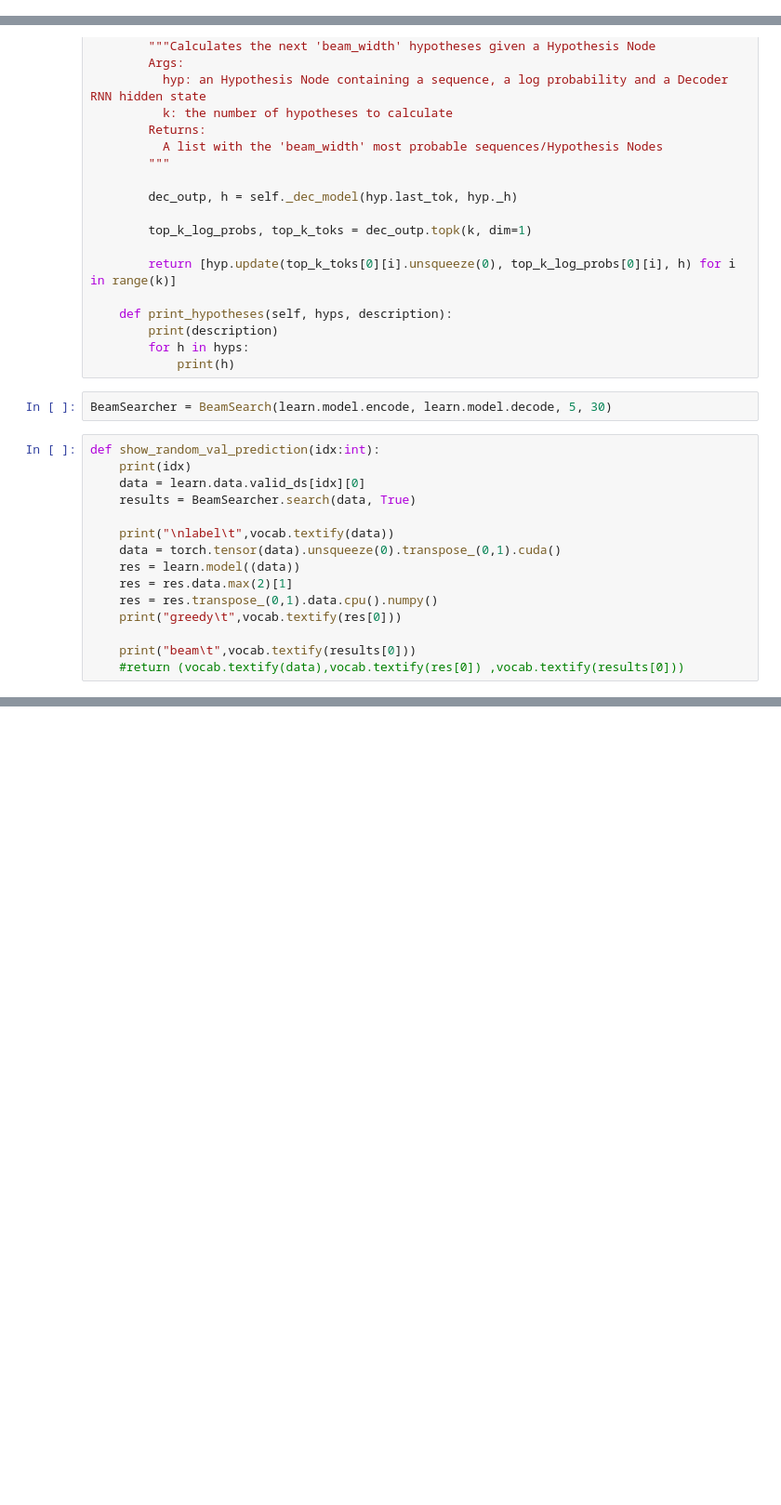
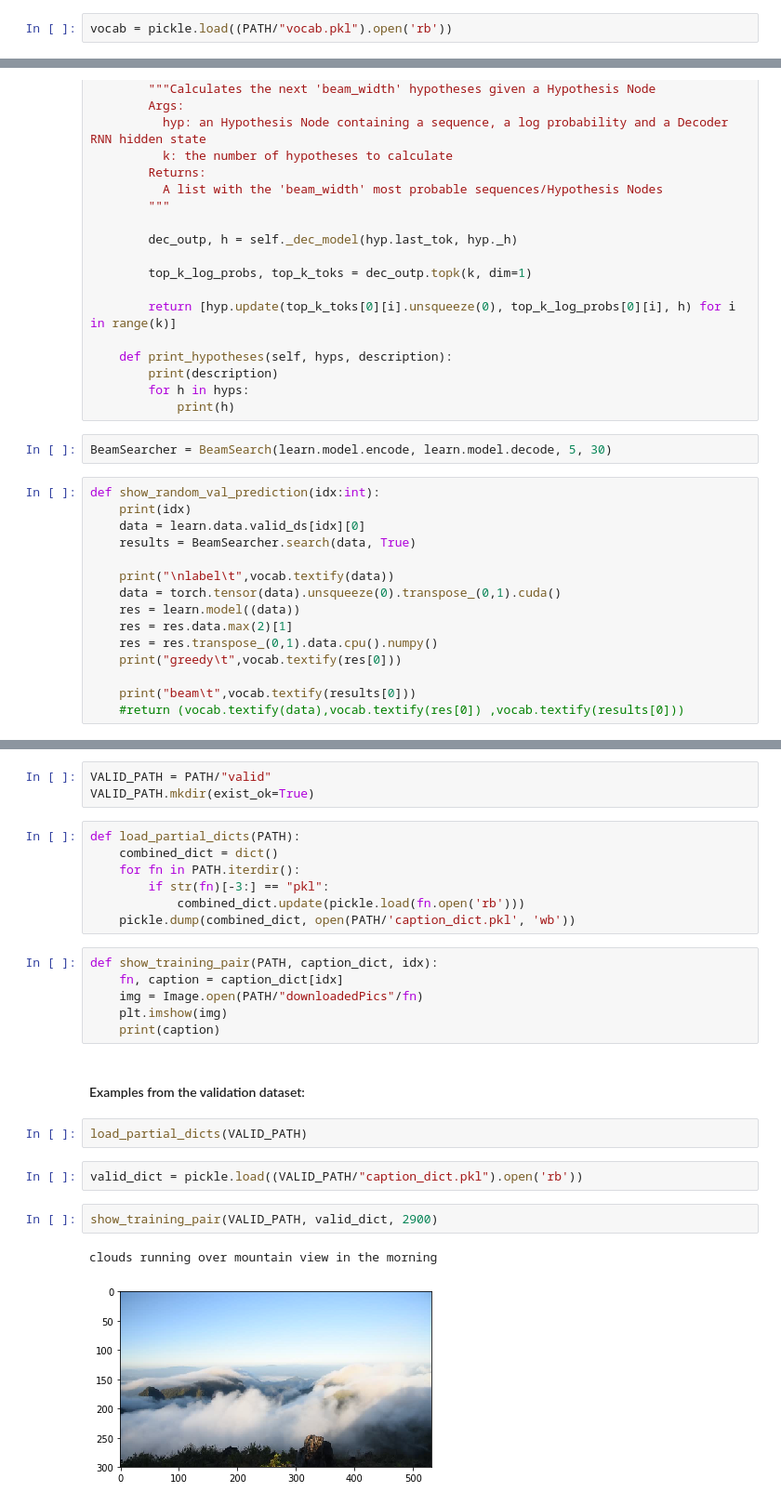
Before and after one commit to fg91/Neural-Image-Caption-Generation-Tutorial, a Jupyter notebook: Image caption generator.ipynb, the cells around one changed output, grey strips where cells are left out. Shown at 93% size. Cells and saved outputs as stored; diff of their text form; blank space fills up the shorter version.

```diff
--- a/Image caption generator.ipynb
+++ b/Image caption generator.ipynb
@@ -95,3 +98,5 @@ vocab = Vocab.create(tokens_captions_train, max_vocab=50000, min_freq=2)
+# %%
+vocab = pickle.load((PATH/"vocab.pkl").open('rb'))
 # %% [markdown]
 **Let's quickly test this:**
 # %%
@@ -616,0 +633,27 @@ beam     a book in front of a mirror showing a woman having her makeup makeup by
+# %%
+VALID_PATH = PATH/"valid"
+VALID_PATH.mkdir(exist_ok=True)
+# %%
+def load_partial_dicts(PATH):
+    combined_dict = dict()
+    for fn in PATH.iterdir():
+        if str(fn)[-3:] == "pkl":
+            combined_dict.update(pickle.load(fn.open('rb')))
+    pickle.dump(combined_dict, open(PATH/'caption_dict.pkl', 'wb'))
+# %%
+def show_training_pair(PATH, caption_dict, idx):
+    fn, caption = caption_dict[idx]
+    img = Image.open(PATH/"downloadedPics"/fn)
+    plt.imshow(img)
+    print(caption)
+# %% [markdown]
+#### Examples from the validation dataset:
+# %%
+load_partial_dicts(VALID_PATH)
+# %%
+valid_dict = pickle.load((VALID_PATH/"caption_dict.pkl").open('rb'))
+# %%
+show_training_pair(VALID_PATH, valid_dict, 2900)
+# %% [output]
+clouds running over mountain view in the morning
+[figure, added]
```
Also changed, not shown: parts of 52 cells of this notebook.
